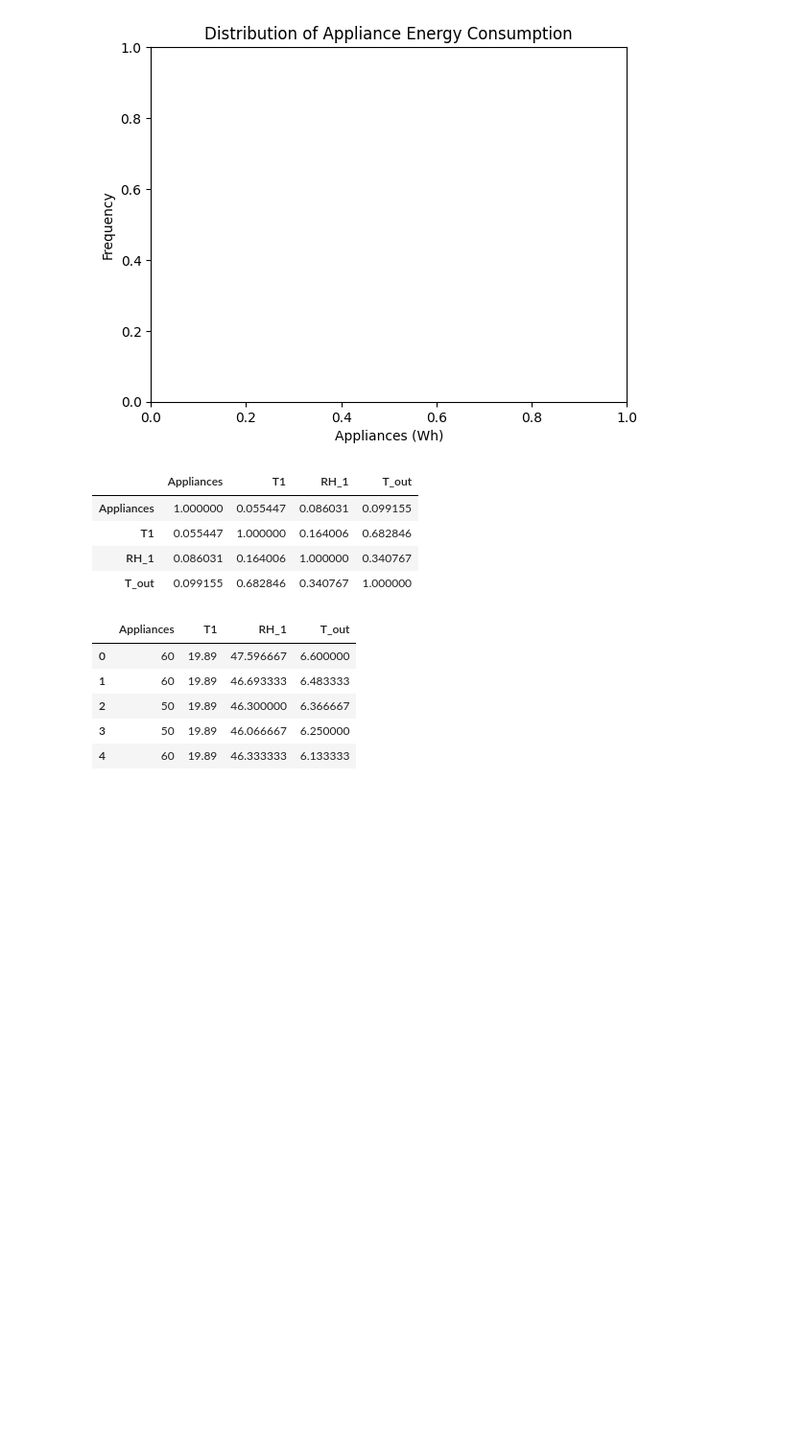
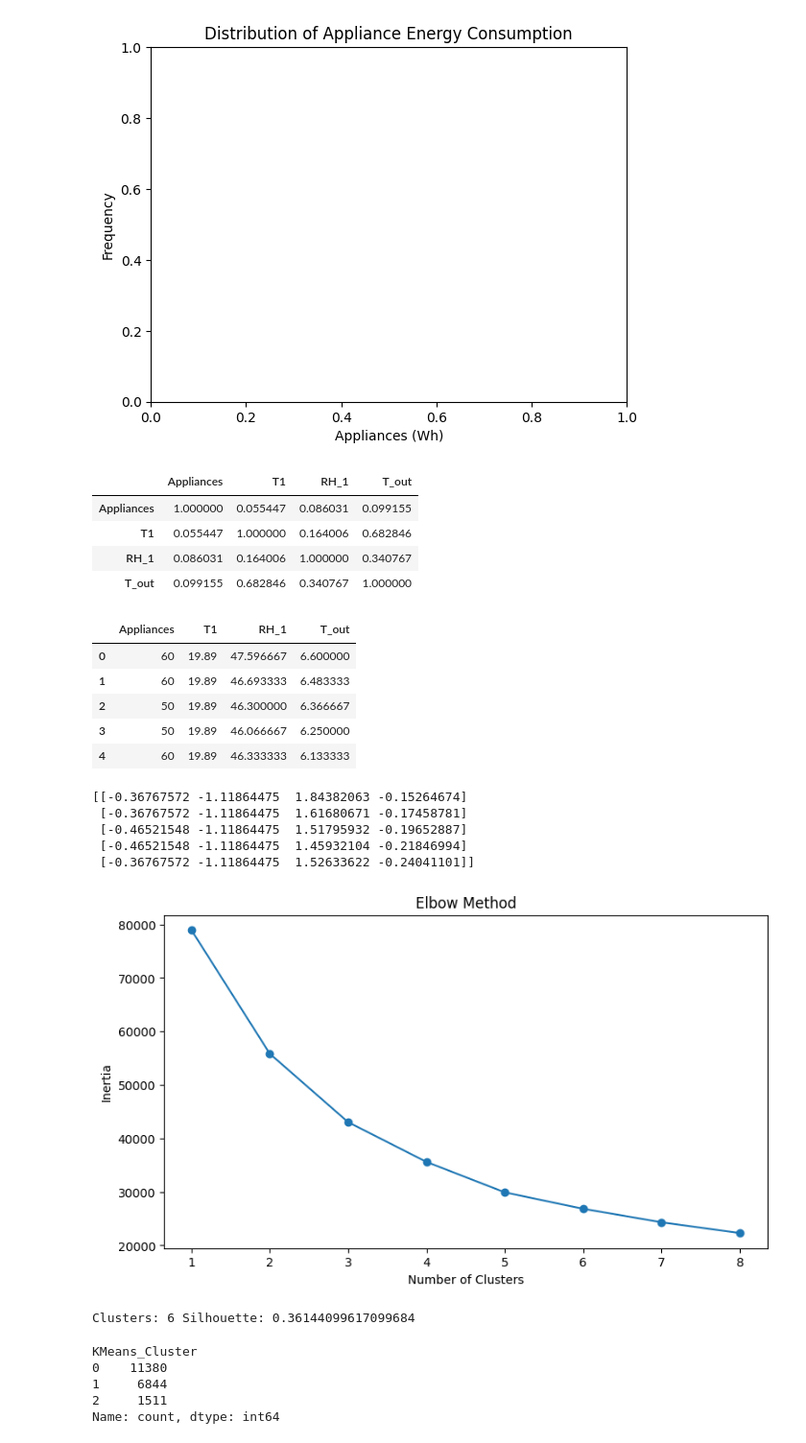
Before and after one commit to pericles-1995/CA1-2026193, a Jupyter notebook: CA2 ML.ipynb, the cells around one changed output. Shown at 96% size. Cells and saved outputs as stored; diff of their text form; code cells hidden in the pictures; blank space fills up the shorter version.

```diff
--- a/CA2 ML.ipynb
+++ b/CA2 ML.ipynb
@@ -136,3 +144,41 @@ X.head()
 | 2 | 50 | 19.89 | 46.300000 | 6.366667 |
 | 3 | 50 | 19.89 | 46.066667 | 6.250000 |
 | 4 | 60 | 19.89 | 46.333333 | 6.133333 |
+# %%
+scaler = StandardScaler()
+# %%
+X_scaled = scaler.fit_transform(X)
+# %%
+print(X_scaled[:5])
+# %% [output]
+[[-0.36767572 -1.11864475  1.84382063 -0.15264674]
+ [-0.36767572 -1.11864475  1.61680671 -0.17458781]
+ [-0.46521548 -1.11864475  1.51795932 -0.19652887]
+ [-0.46521548 -1.11864475  1.45932104 -0.21846994]
+ [-0.36767572 -1.11864475  1.52633622 -0.24041101]]
+# %%
+sse = []
+
+for k in range(1, 9):
+
+    model = KMeans(
+        n_clusters=k,
+        random_state=42,
+        n_init=10
+    )
+
+    model.fit(X_scaled)
+
+    sse.append(model.inertia_)
+
+plt.figure(figsize=(9, 5))
+
+plt.plot(range(1, 9), sse, marker='o')
+
+plt.title('Elbow Method')
+plt.xlabel('Number of Clusters')
+plt.ylabel('Inertia')
+
+plt.show()
+# %% [output]
+[figure, added]
@@ -138,0 +199,4 @@ X.head()
+# %%
+print("Clusters:", k, "Silhouette:", score)
+# %% [output]
+Clusters: 6 Silhouette: 0.36144099617099684
@@ -138,0 +213,8 @@ X.head()
+# %%
+df['KMeans_Cluster'].value_counts()
+# %% [output]
+KMeans_Cluster
+0    11380
+1     6844
+2     1511
+Name: count, dtype: int64
```
Also changed, not shown: parts of 8 cells of this notebook.
